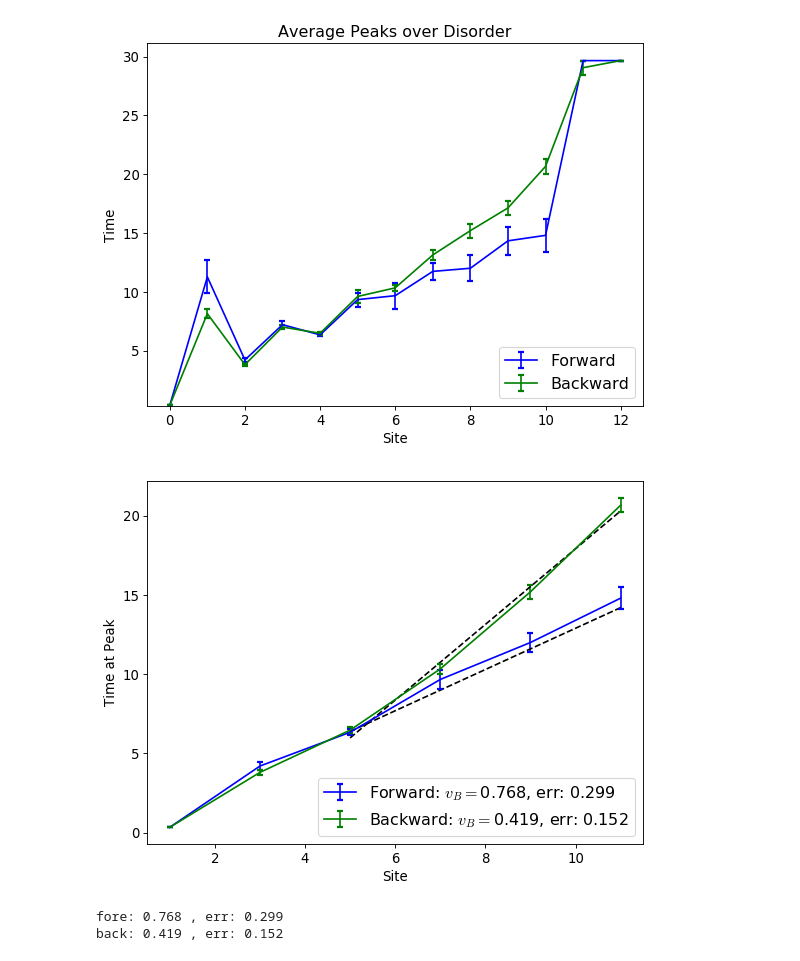
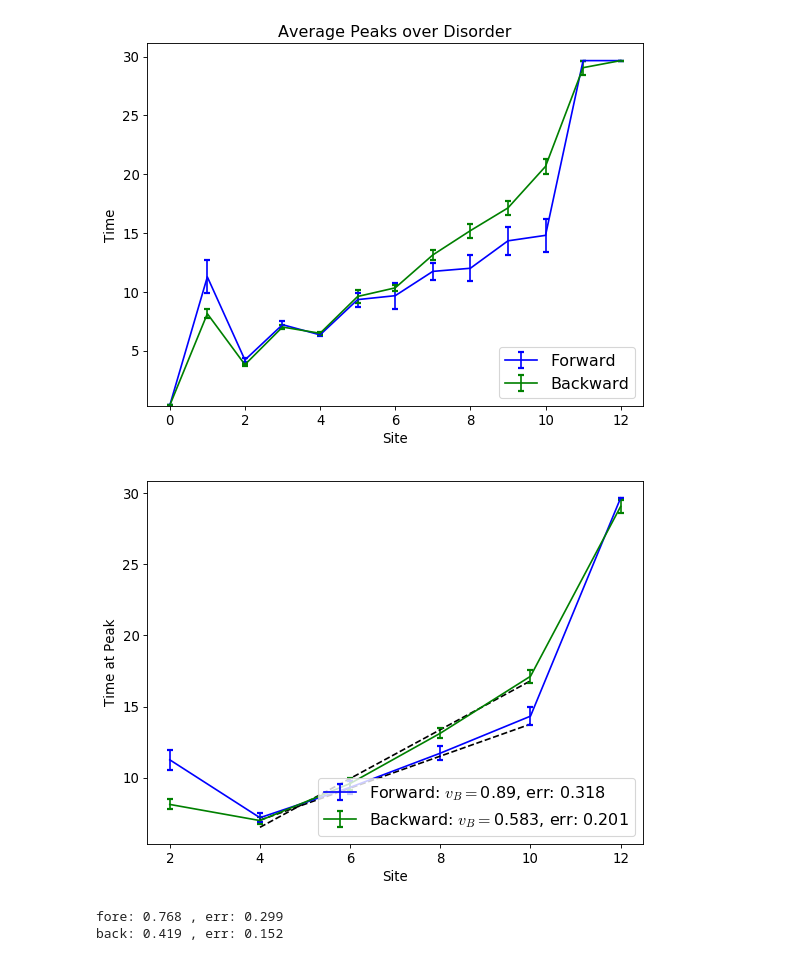
Before and after one commit to cnstahl/Asymmetric, a Jupyter notebook: python/Hamiltonian/Peaks13.ipynb, the cells around one changed output. Drawn from its saved outputs; the diff is of its cells as text; code cells hidden in the pictures.

```diff
--- a/python/Hamiltonian/Peaks13.ipynb
+++ b/python/Hamiltonian/Peaks13.ipynb
@@ -180,37 +180,37 @@ plt.show()
 # %% [output]
 [figure]
 # %%
-mask = np.arange(0,L-1,2)
-fitmask = np.arange(4,L-1,2)
+mask = np.arange(1,L-1,2)
+fitmask = np.arange(3,L-2,2)
 sites = np.arange(L)
 x = sites[fitmask]
 avg_peaks, std_peaks = mean_and_std(peakses_site)
 coeffss_fore = np.zeros((len(peakses_site),2))
 coeffss_back = np.zeros((len(peakses_site),2))
 for idx, peaks in enumerate(peakses_site):
     y = peaks[0][fitmask]/n
     coeffss_fore[idx] = np.polyfit(y,x,deg=1)
     y = peaks[1][::-1][fitmask]/n
     coeffss_back[idx] = np.polyfit(y,x,deg=1)
 coeffs_fore, errors_fore = mean_and_std(coeffss_fore)
 plt.plot(x+1, (x-coeffs_fore[1])/coeffs_fore[0], 'k--')
 coeffs_back, errors_back = mean_and_std(coeffss_back)
 plt.plot(x+1, (x-coeffs_back[1])/coeffs_back[0], 'k--')
 
 avg_peaks[1] = avg_peaks[1][::-1]
 std_peaks[1] = std_peaks[1][::-1]
 l = "Forward: $v_B=$" + str(qm.chop(coeffs_fore[0])) + ", err: " + str(qm.chop(np.sqrt(errors_fore[0])))
 plt.errorbar(sites[mask]+1,avg_peaks[0][mask]/n, yerr=np.sqrt(std_peaks[0][mask])/n, capthick=2, label=l)
 l = "Backward: $v_B=$" + str(qm.chop(coeffs_back[0])) + ", err: " + str(qm.chop(np.sqrt(errors_back[0])))
 plt.errorbar(sites[mask]+1,avg_peaks[1][mask]/n, yerr=np.sqrt(std_peaks[1][mask])/n, capthick=2, label=l)
 plt.ylabel('Time at Peak')
 plt.xlabel('Site')
 plt.legend(loc=4)
 # plt.title('Average Peaks over Disorder')
 # plt.savefig('figures/avgPeaksL13_h'+str(field_strength) +'.pdf')
 plt.show()
 # %% [output]
-[figure, old version]
+[figure, new version]
 # %%
 print("fore:", qm.chop(coeffs_fore[0]), ", err:", qm.chop(np.sqrt(errors_fore[0])))
 print("back:", qm.chop(coeffs_back[0]), ", err:", qm.chop(np.sqrt(errors_back[0])))
```
Also changed, not shown: 4 other files.
